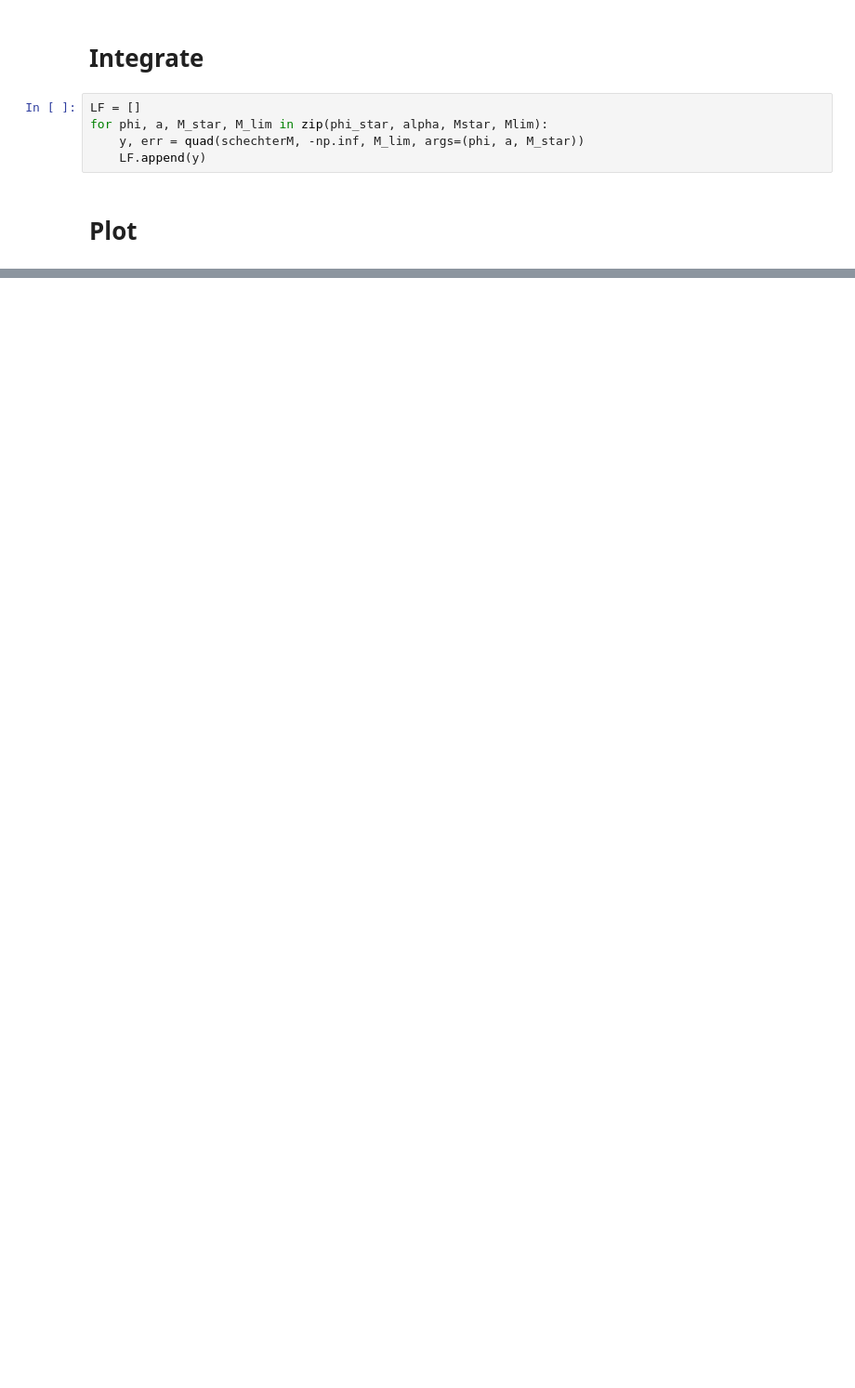
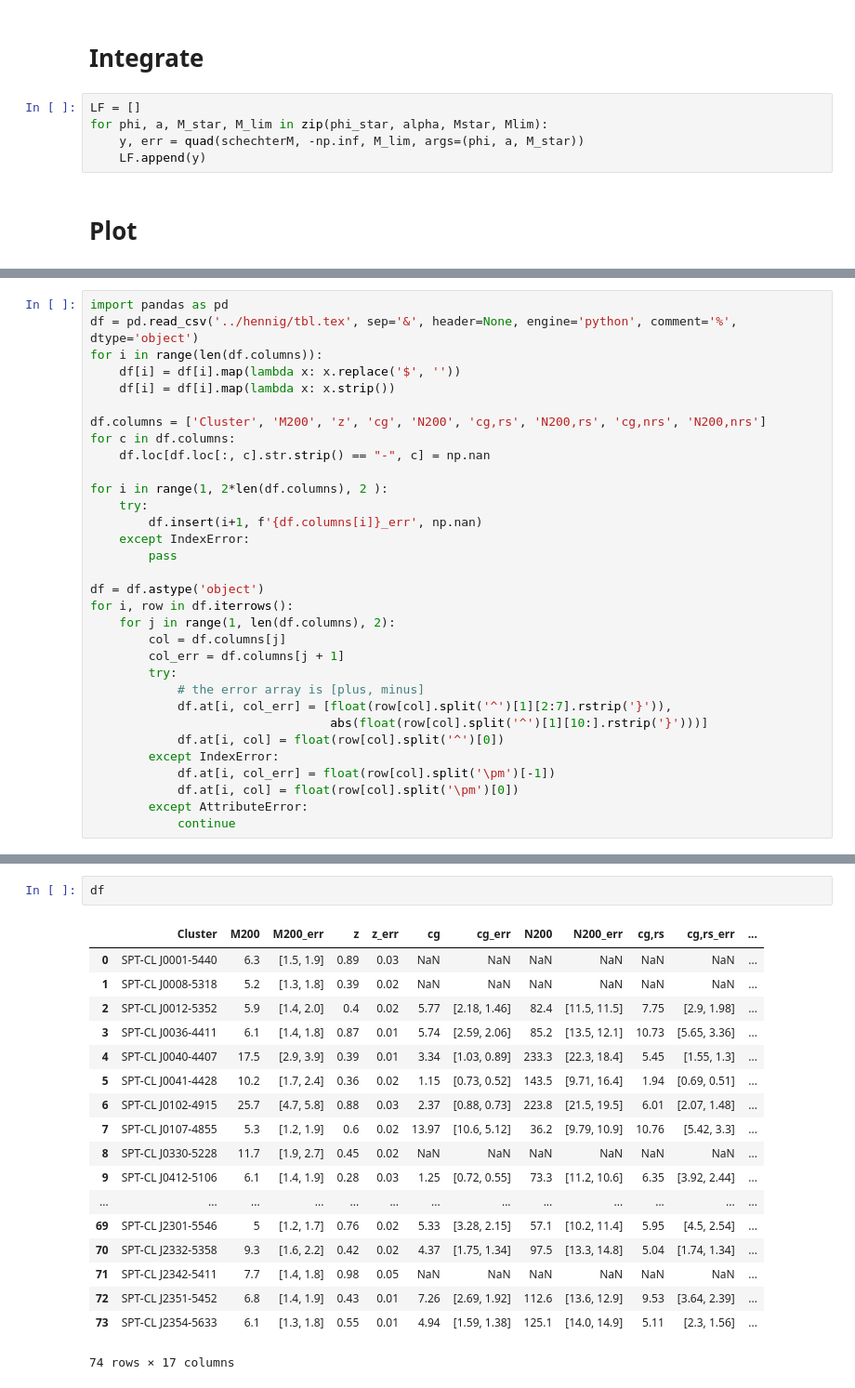
Before and after one commit to boada/planckClusters, a Jupyter notebook: analysis_ir/notebooks/04a. Liu et al -- full.ipynb, the cells around one changed output, grey strips where cells are left out. Shown at 93% size. Saved outputs shown, nothing was run; the diff lists cells and outputs as text; blank space fills up the shorter version.

```diff
--- a/analysis_ir/notebooks/04a. Liu et al -- full.ipynb
+++ b/analysis_ir/notebooks/04a. Liu et al -- full.ipynb
@@ -128,0 +130,32 @@ AttributeError: 'AxesSubplot' object has no attribute 'set_y'
+# %%
+import pandas as pd
+df = pd.read_csv('../hennig/tbl.tex', sep='&', header=None, engine='python', comment='%', dtype='object')
+for i in range(len(df.columns)):
+    df[i] = df[i].map(lambda x: x.replace('$', ''))
+    df[i] = df[i].map(lambda x: x.strip())
+
+df.columns = ['Cluster', 'M200', 'z', 'cg', 'N200', 'cg,rs', 'N200,rs', 'cg,nrs', 'N200,nrs']
+for c in df.columns:
+    df.loc[df.loc[:, c].str.strip() == "-", c] = np.nan
+
+for i in range(1, 2*len(df.columns), 2 ):
+    try:
+        df.insert(i+1, f'{df.columns[i]}_err', np.nan)
+    except IndexError:
+        pass
+
+df = df.astype('object')
+for i, row in df.iterrows():
+    for j in range(1, len(df.columns), 2):
+        col = df.columns[j]
+        col_err = df.columns[j + 1]
+        try:
+            # the error array is [plus, minus]
+            df.at[i, col_err] = [float(row[col].split('^')[1][2:7].rstrip('}')),
+                                 abs(float(row[col].split('^')[1][10:].rstrip('}')))]
+            df.at[i, col] = float(row[col].split('^')[0])
+        except IndexError:
+            df.at[i, col_err] = float(row[col].split('\pm')[-1])
+            df.at[i, col] = float(row[col].split('\pm')[0])
+        except AttributeError:
+            continue
@@ -128,0 +246,21 @@ AttributeError: 'AxesSubplot' object has no attribute 'set_y'
+# %%
+df
+# %% [output]
+|  | Cluster | M200 | M200_err | z | z_err | cg | cg_err | N200 | N200_err | cg,rs | cg,rs_err | ... |
+| 0 | SPT-CL J0001-5440 | 6.3 | [1.5, 1.9] | 0.89 | 0.03 | NaN | NaN | NaN | NaN | NaN | NaN | ... |
+| 1 | SPT-CL J0008-5318 | 5.2 | [1.3, 1.8] | 0.39 | 0.02 | NaN | NaN | NaN | NaN | NaN | NaN | ... |
+| 2 | SPT-CL J0012-5352 | 5.9 | [1.4, 2.0] | 0.4 | 0.02 | 5.77 | [2.18, 1.46] | 82.4 | [11.5, 11.5] | 7.75 | [2.9, 1.98] | ... |
+| 3 | SPT-CL J0036-4411 | 6.1 | [1.4, 1.8] | 0.87 | 0.01 | 5.74 | [2.59, 2.06] | 85.2 | [13.5, 12.1] | 10.73 | [5.65, 3.36] | ... |
+| 4 | SPT-CL J0040-4407 | 17.5 | [2.9, 3.9] | 0.39 | 0.01 | 3.34 | [1.03, 0.89] | 233.3 | [22.3, 18.4] | 5.45 | [1.55, 1.3] | ... |
+| 5 | SPT-CL J0041-4428 | 10.2 | [1.7, 2.4] | 0.36 | 0.02 | 1.15 | [0.73, 0.52] | 143.5 | [9.71, 16.4] | 1.94 | [0.69, 0.51] | ... |
+| 6 | SPT-CL J0102-4915 | 25.7 | [4.7, 5.8] | 0.88 | 0.03 | 2.37 | [0.88, 0.73] | 223.8 | [21.5, 19.5] | 6.01 | [2.07, 1.48] | ... |
+| 7 | SPT-CL J0107-4855 | 5.3 | [1.2, 1.9] | 0.6 | 0.02 | 13.97 | [10.6, 5.12] | 36.2 | [9.79, 10.9] | 10.76 | [5.42, 3.3] | ... |
+| 8 | SPT-CL J0330-5228 | 11.7 | [1.9, 2.7] | 0.45 | 0.02 | NaN | NaN | NaN | NaN | NaN | NaN | ... |
+| 9 | SPT-CL J0412-5106 | 6.1 | [1.4, 1.9] | 0.28 | 0.03 | 1.25 | [0.72, 0.55] | 73.3 | [11.2, 10.6] | 6.35 | [3.92, 2.44] | ... |
+| ... | ... | ... | ... | ... | ... | ... | ... | ... | ... | ... | ... | ... |
+| 69 | SPT-CL J2301-5546 | 5 | [1.2, 1.7] | 0.76 | 0.02 | 5.33 | [3.28, 2.15] | 57.1 | [10.2, 11.4] | 5.95 | [4.5, 2.54] | ... |
+| 70 | SPT-CL J2332-5358 | 9.3 | [1.6, 2.2] | 0.42 | 0.02 | 4.37 | [1.75, 1.34] | 97.5 | [13.3, 14.8] | 5.04 | [1.74, 1.34] | ... |
+| 71 | SPT-CL J2342-5411 | 7.7 | [1.4, 1.8] | 0.98 | 0.05 | NaN | NaN | NaN | NaN | NaN | NaN | ... |
+| 72 | SPT-CL J2351-5452 | 6.8 | [1.4, 1.9] | 0.43 | 0.01 | 7.26 | [2.69, 1.92] | 112.6 | [13.6, 12.9] | 9.53 | [3.64, 2.39] | ... |
+| 73 | SPT-CL J2354-5633 | 6.1 | [1.3, 1.8] | 0.55 | 0.01 | 4.94 | [1.59, 1.38] | 125.1 | [14.0, 14.9] | 5.11 | [2.3, 1.56] | ... |
+74 rows × 17 columns
```
Also changed, not shown: parts of 9 cells of this notebook.
